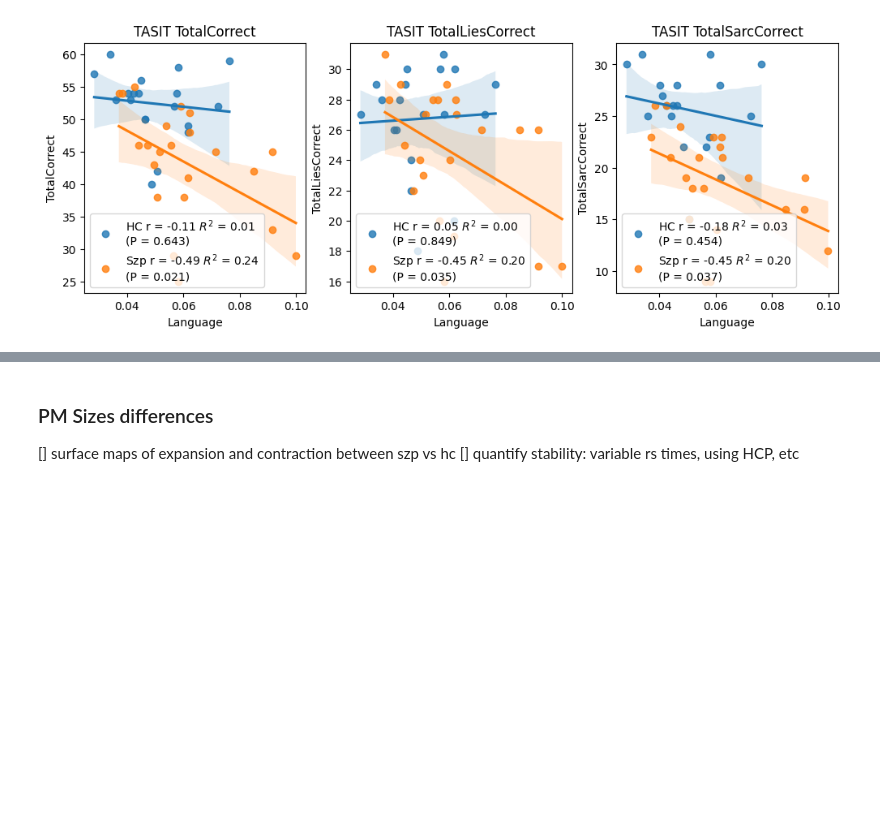
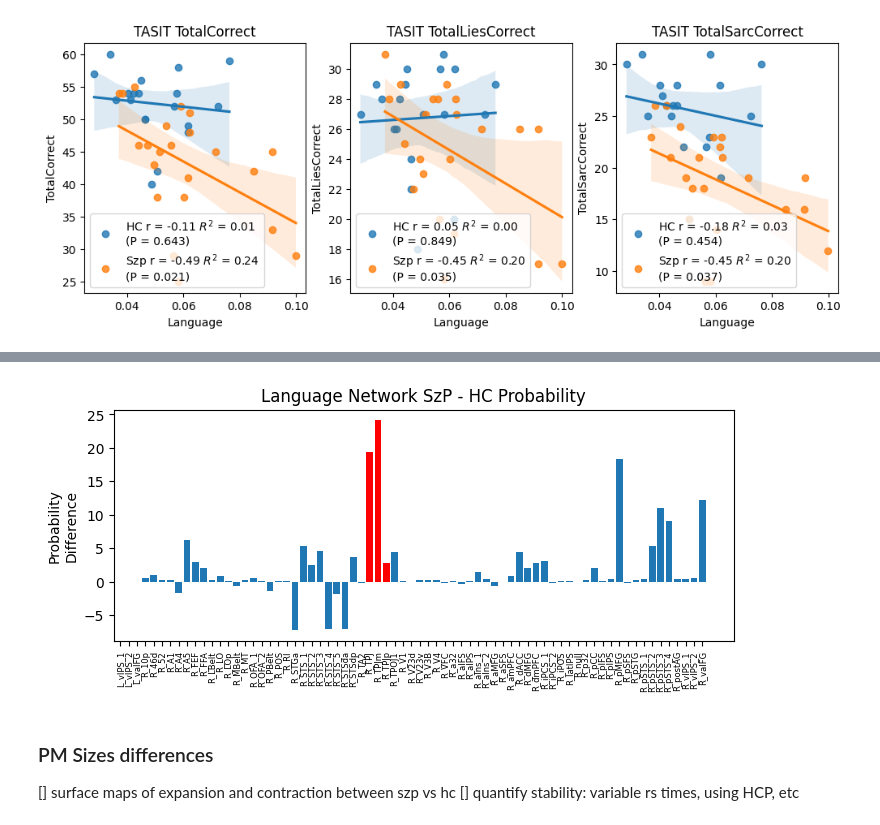
Before and after one commit to cole-khamnei/precision_mapping, a Jupyter notebook: notebooks/precision_map_EDA.ipynb, the cells around one changed output, grey strips where cells are left out. Saved outputs shown, nothing was run; the diff lists cells and outputs as text; code cells hidden in the pictures; blank space fills up the shorter version.

```diff
--- a/notebooks/precision_map_EDA.ipynb
+++ b/notebooks/precision_map_EDA.ipynb
@@ -547,0 +585,18 @@ for ax, var, svar in zip(axes, other_vars, size_vars):
+# %%
+parc = sfm.Parcellation("TASIT_topo_roi131")
+# %%
+topo_roi_values = {}
+for lab in sorted(parc.rh_label_indices.keys()):
+    if lab == "???":
+        continue
+    ind = parc.rh_label_indices[lab]
+
+    topo_roi_values[lab] = np.nanmean(prob_diff_values["right"][ind])
+# %%
+c = np.array(["r" if "tpj" in v.lower() else "C0" for v in topo_roi_values.keys()])
+fig, ax = plt.subplots(figsize=(8, 3))
+ax.bar(topo_roi_values.keys(), topo_roi_values.values(), color=c)
+ax.set(ylabel="Probability\nDifference", title=f"{network_interest} Network SzP - HC Probability")
+plt.xticks(fontsize=6, color='black', rotation=90);
+# %% [output]
+[figure, added]
```
Also changed, not shown: parts of 8 cells of this notebook.
